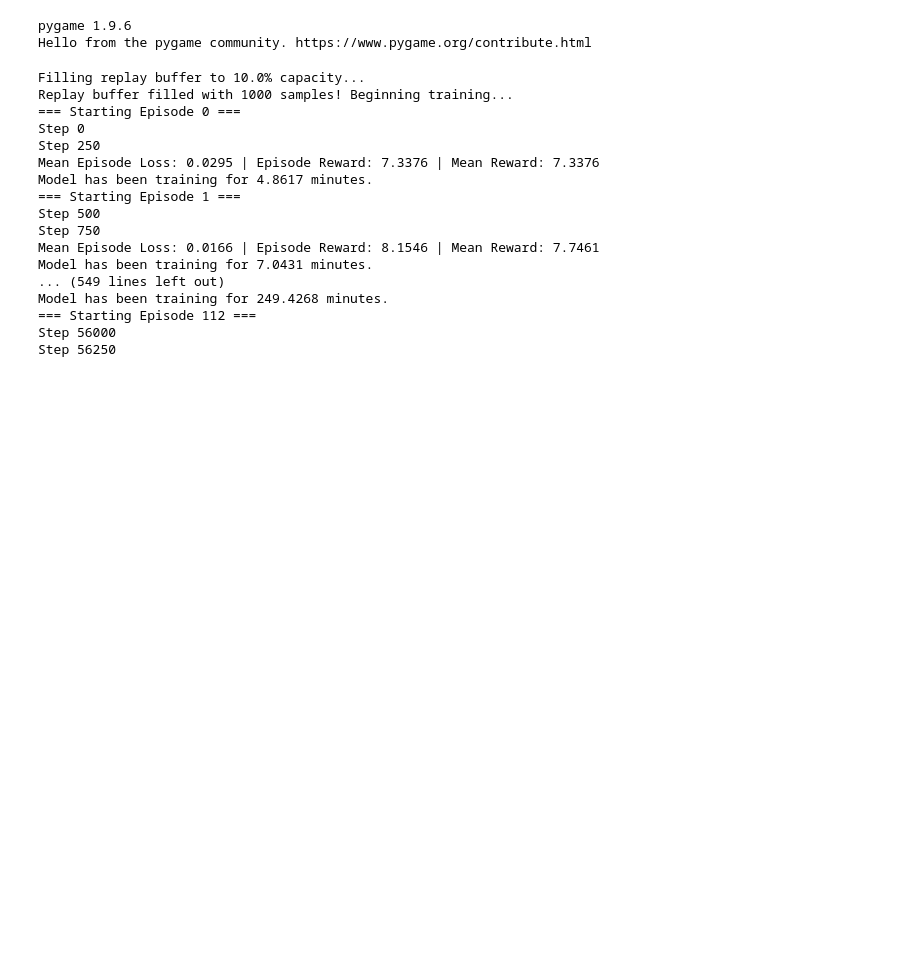
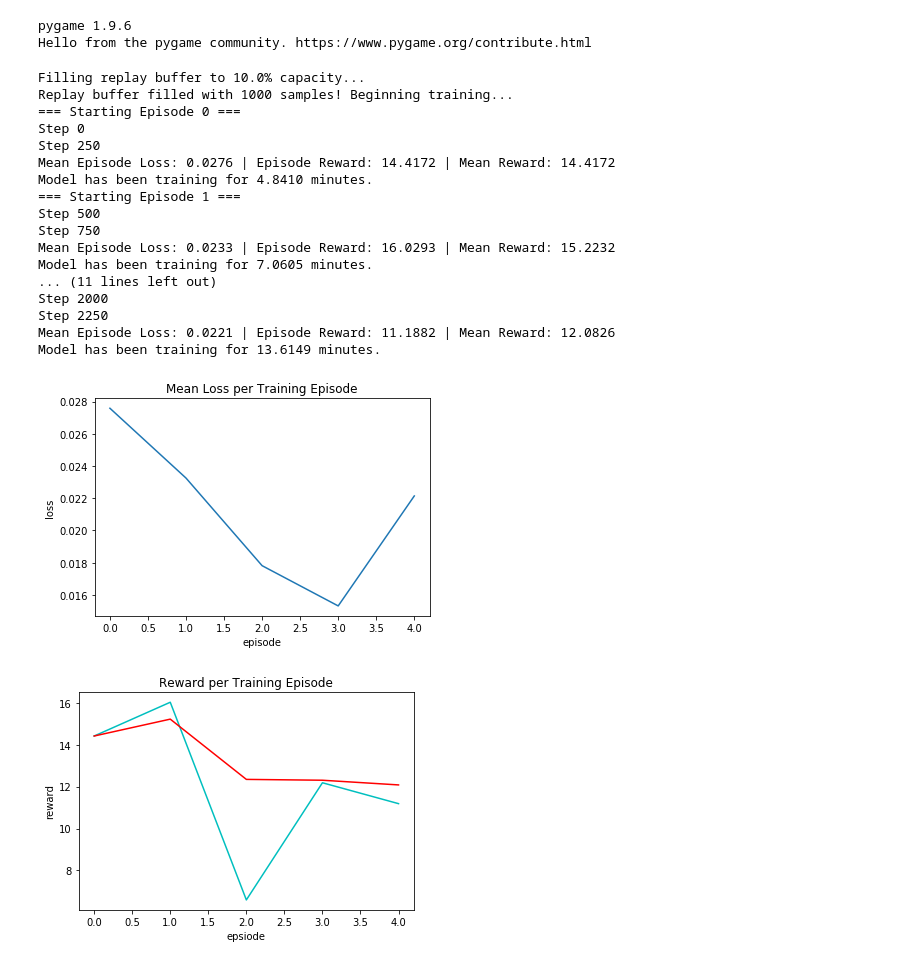
Before and after one commit to cacabo/cis-522-final-project, a Jupyter notebook: agar-py/sam-notebook.ipynb, the cells around one changed output. Saved outputs shown, nothing was run; the diff lists cells and outputs as text; code cells hidden in the pictures; blank space fills up the shorter version.

```diff
--- a/agar-py/sam-notebook.ipynb
+++ b/agar-py/sam-notebook.ipynb
@@ -19,21 +10,50 @@ adversary_models = []
+# %%
+# training params
+FRAME_SKIP = 4
+UPDATE_FREQ = FRAME_SKIP
+TARGET_NET_SYNC_FREQ = 1000
+MAX_EPS = 5
+MAX_STEPS_PER_EP = 500
+
+# CNN hyperparams
+TAU = 4
+GAMMA = 0.95
+EPS_START = 1.0
+EPS_END = 0.05
+EPS_DECAY_WINDOW = 50
+REPLAY_BUF_CAPACITY = 10000
+REPLAY_BUF_PREFILL_AMT = 1000
+LR = 0.001
+DOWNSAMPLE_SIZE = (112, 112)
+BATCH_SIZE = 32
+# %%
+v2_cnn_model = DeepCNNModel(tau=TAU, gamma=GAMMA, eps_start=EPS_START, eps_end=EPS_END,
+                            eps_decay_window=EPS_DECAY_WINDOW, replay_buf_capacity=REPLAY_BUF_CAPACITY,
+                            replay_buf_prefill_amt=REPLAY_BUF_PREFILL_AMT, lr=LR,
+                            downsample_size=DOWNSAMPLE_SIZE, batch_size=BATCH_SIZE)
+v2_cnn_model_name = 'dqn_cnn_testing_model_reload'
+
+adversary_models = []
 # %%
-train_deepcnn_model(cnn_model, cnn_model_name, adversary_models, frame_skip=FRAME_SKIP, update_freq=UPDATE_FREQ,
+train_deepcnn_model(v2_cnn_model, v2_cnn_model_name, adversary_models, frame_skip=FRAME_SKIP, update_freq=UPDATE_FREQ,
                     target_net_sync_freq=TARGET_NET_SYNC_FREQ, max_eps=MAX_EPS, max_steps_per_ep=MAX_STEPS_PER_EP)
 # %% [output]
 Filling replay buffer to 10.0% capacity...
 Replay buffer filled with 1000 samples! Beginning training...
 === Starting Episode 0 ===
 Step 0
 Step 250
-Mean Episode Loss: 0.0295 | Episode Reward: 7.3376 | Mean Reward: 7.3376
-Model has been training for 4.8617 minutes.
+Mean Episode Loss: 0.0276 | Episode Reward: 14.4172 | Mean Reward: 14.4172
+Model has been training for 4.8410 minutes.
 === Starting Episode 1 ===
 Step 500
 Step 750
-Mean Episode Loss: 0.0166 | Episode Reward: 8.1546 | Mean Reward: 7.7461
-Model has been training for 7.0431 minutes.
-... (549 lines left out)
-Model has been training for 249.4268 minutes.
-=== Starting Episode 112 ===
-Step 56000
-Step 56250
+Mean Episode Loss: 0.0233 | Episode Reward: 16.0293 | Mean Reward: 15.2232
+Model has been training for 7.0605 minutes.
+... (11 lines left out)
+Step 2000
+Step 2250
+Mean Episode Loss: 0.0221 | Episode Reward: 11.1882 | Mean Reward: 12.0826
+Model has been training for 13.6149 minutes.
+[figure, added]
+[figure, added]
```
Also changed, not shown: parts of 4 cells of this notebook.
